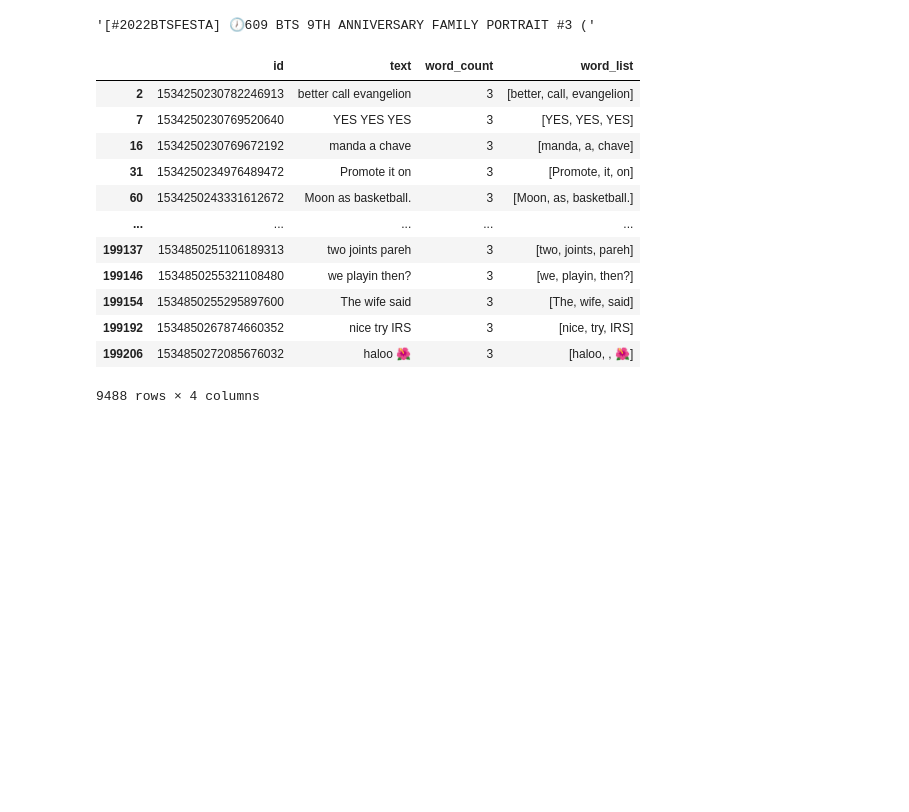
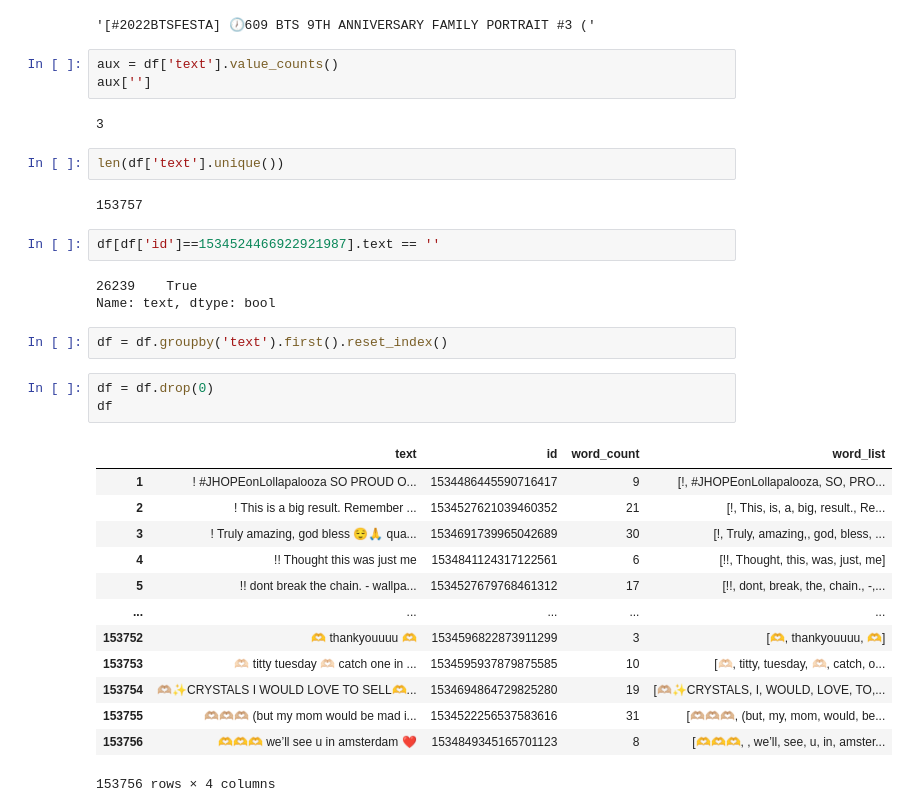
Before and after one commit to Tiago-Faria/TwitterClassification, a Jupyter notebook: TwitterStream/Test data Cleaning.ipynb, the cells around one changed output. Cells and saved outputs as stored; diff of their text form; blank space fills up the shorter version.

Commit message:
hashtags and text capitalization

```diff
--- a/TwitterStream/Test data Cleaning.ipynb
+++ b/TwitterStream/Test data Cleaning.ipynb
@@ -30,18 +30,36 @@ df['word_list'] = df.text.str.split(' ')
 df['text'].value_counts().index[1]
 # %% [output]
 '[#2022BTSFESTA] 🕖609 BTS 9TH ANNIVERSARY FAMILY PORTRAIT #3 ('
+# %%
+aux = df['text'].value_counts()
+aux['']
+# %% [output]
+3
+# %%
+len(df['text'].unique())
+# %% [output]
+153757
+# %%
+df[df['id']==1534524466922921987].text == ''
+# %% [output]
+26239    True
+Name: text, dtype: bool
 # %%
+df = df.groupby('text').first().reset_index()
-# %% [output]
-|  | id | text | word_count | word_list |
-| 2 | 1534250230782246913 | better call evangelion | 3 | [better, call, evangelion] |
-| 7 | 1534250230769520640 | YES YES YES | 3 | [YES, YES, YES] |
-| 16 | 1534250230769672192 | manda a chave | 3 | [manda, a, chave] |
-| 31 | 1534250234976489472 | Promote it on | 3 | [Promote, it, on] |
-| 60 | 1534250243331612672 | Moon as basketball. | 3 | [Moon, as, basketball.] |
-| ... | ... | ... | ... | ... |
-| 199137 | 1534850251106189313 | two joints pareh | 3 | [two, joints, pareh] |
-| 199146 | 1534850255321108480 | we playin then? | 3 | [we, playin, then?] |
-| 199154 | 1534850255295897600 | The wife said | 3 | [The, wife, said] |
-| 199192 | 1534850267874660352 | nice try IRS | 3 | [nice, try, IRS] |
-| 199206 | 1534850272085676032 | haloo 🌺 | 3 | [haloo, , 🌺] |
-9488 rows × 4 columns
+# %%
+df = df.drop(0)
+df
+# %% [output]
+|  | text | id | word_count | word_list |
+| 1 | ! #JHOPEonLollapalooza SO PROUD O... | 1534486445590716417 | 9 | [!, #JHOPEonLollapalooza, SO, PRO... |
+| 2 | ! This is a big result. Remember ... | 1534527621039460352 | 21 | [!, This, is, a, big, result., Re... |
+| 3 | ! Truly amazing, god bless 😌🙏 qua... | 1534691739965042689 | 30 | [!, Truly, amazing,, god, bless, ... |
+| 4 | !! Thought this was just me | 1534841124317122561 | 6 | [!!, Thought, this, was, just, me] |
+| 5 | !! dont break the chain. - wallpa... | 1534527679768461312 | 17 | [!!, dont, break, the, chain., -,... |
+| ... | ... | ... | ... | ... |
+| 153752 | 🫶 thankyouuuu 🫶 | 1534596822873911299 | 3 | [🫶, thankyouuuu, 🫶] |
+| 153753 | 🫶🏻 titty tuesday 🫶🏻 catch one in ... | 1534595937879875585 | 10 | [🫶🏻, titty, tuesday, 🫶🏻, catch, o... |
+| 153754 | 🫶🏼✨CRYSTALS I WOULD LOVE TO SELL🫶... | 1534694864729825280 | 19 | [🫶🏼✨CRYSTALS, I, WOULD, LOVE, TO,... |
+| 153755 | 🫶🏼🫶🏼🫶🏼 (but my mom would be mad i... | 1534522256537583616 | 31 | [🫶🏼🫶🏼🫶🏼, (but, my, mom, would, be... |
+| 153756 | 🫶🫶🫶 we’ll see u in amsterdam ❤️ | 1534849345165701123 | 8 | [🫶🫶🫶, , we’ll, see, u, in, amster... |
+153756 rows × 4 columns
```
Also changed, not shown: parts of 4 cells of this notebook.
